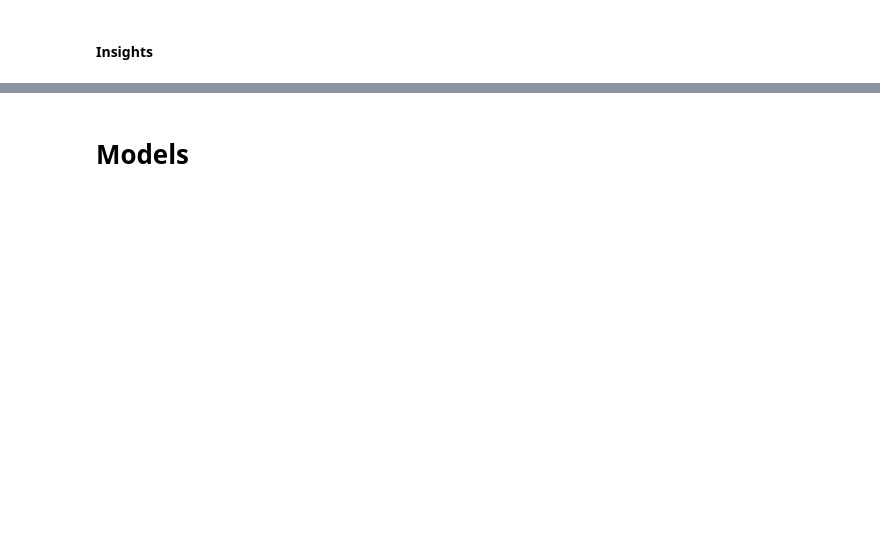
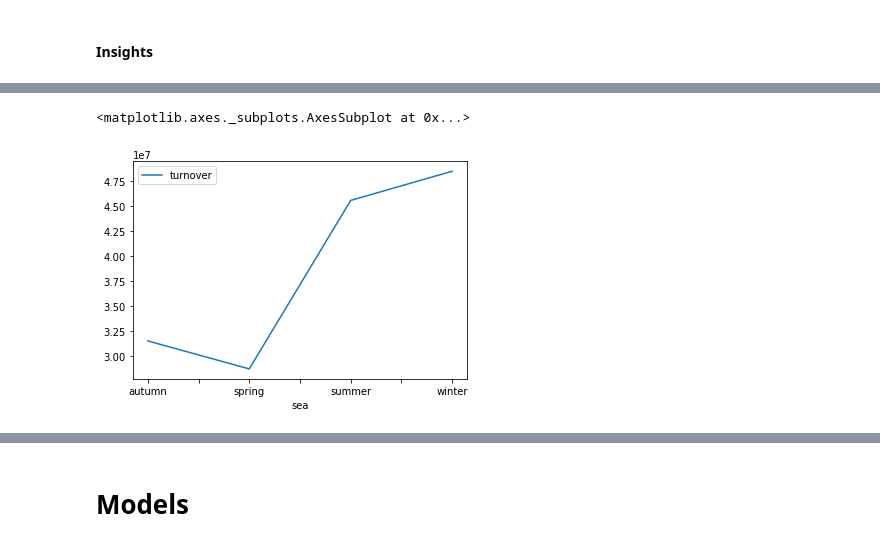
Before and after one commit to YKritet/Decathlon_ML_test, a Jupyter notebook: notebook.ipynb, the cells around one changed output, grey strips where cells are left out. Saved outputs shown, nothing was run; the diff lists cells and outputs as text; code cells hidden in the pictures; blank space fills up the shorter version.

```diff
--- a/notebook.ipynb
+++ b/notebook.ipynb
@@ -256,0 +300,5 @@ With no special geographic distribution of the business units in France, we can'
+# %%
+df_train.loc[:, ['sea', 'turnover']].groupby('sea').sum().plot(y='turnover')
+# %% [output]
+<matplotlib.axes._subplots.AxesSubplot at 0x...>
+[figure, added]
```
Also changed, not shown: parts of 58 cells of this notebook.
